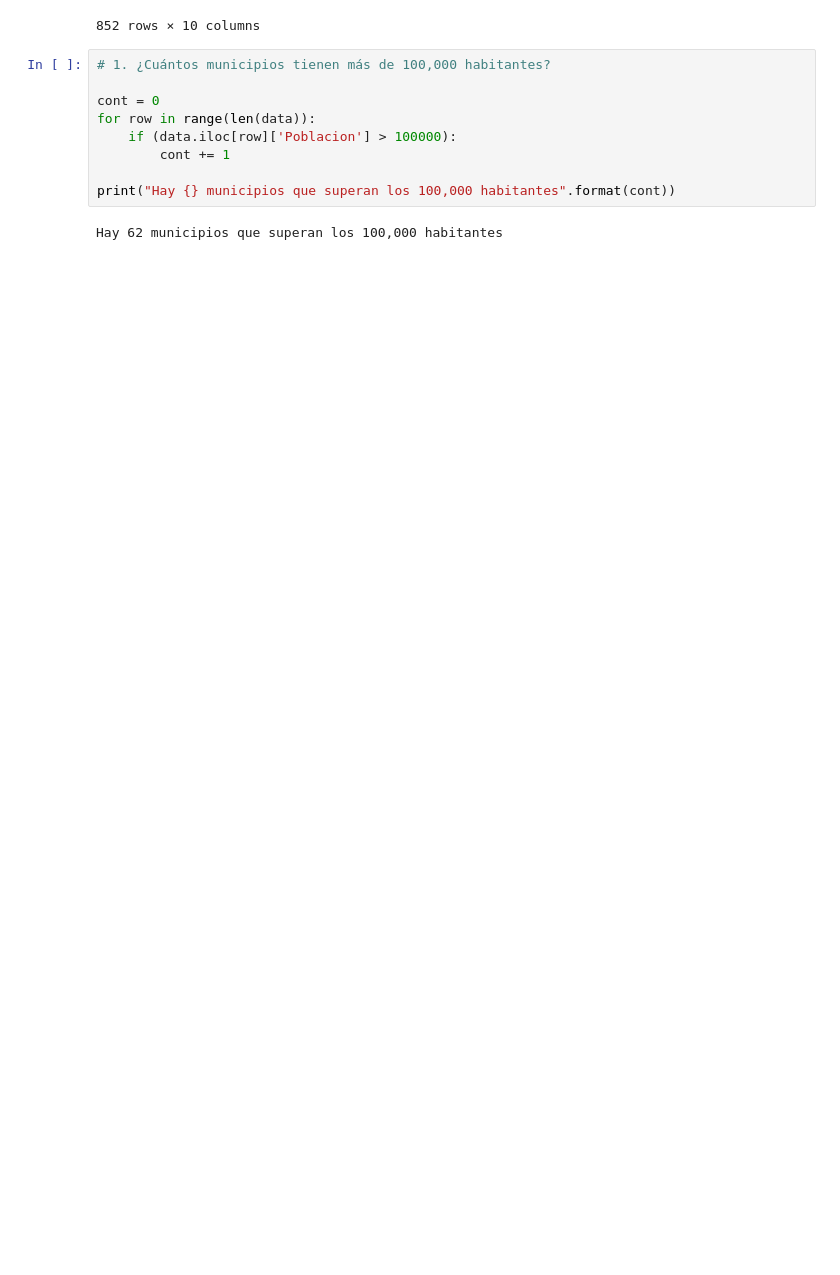
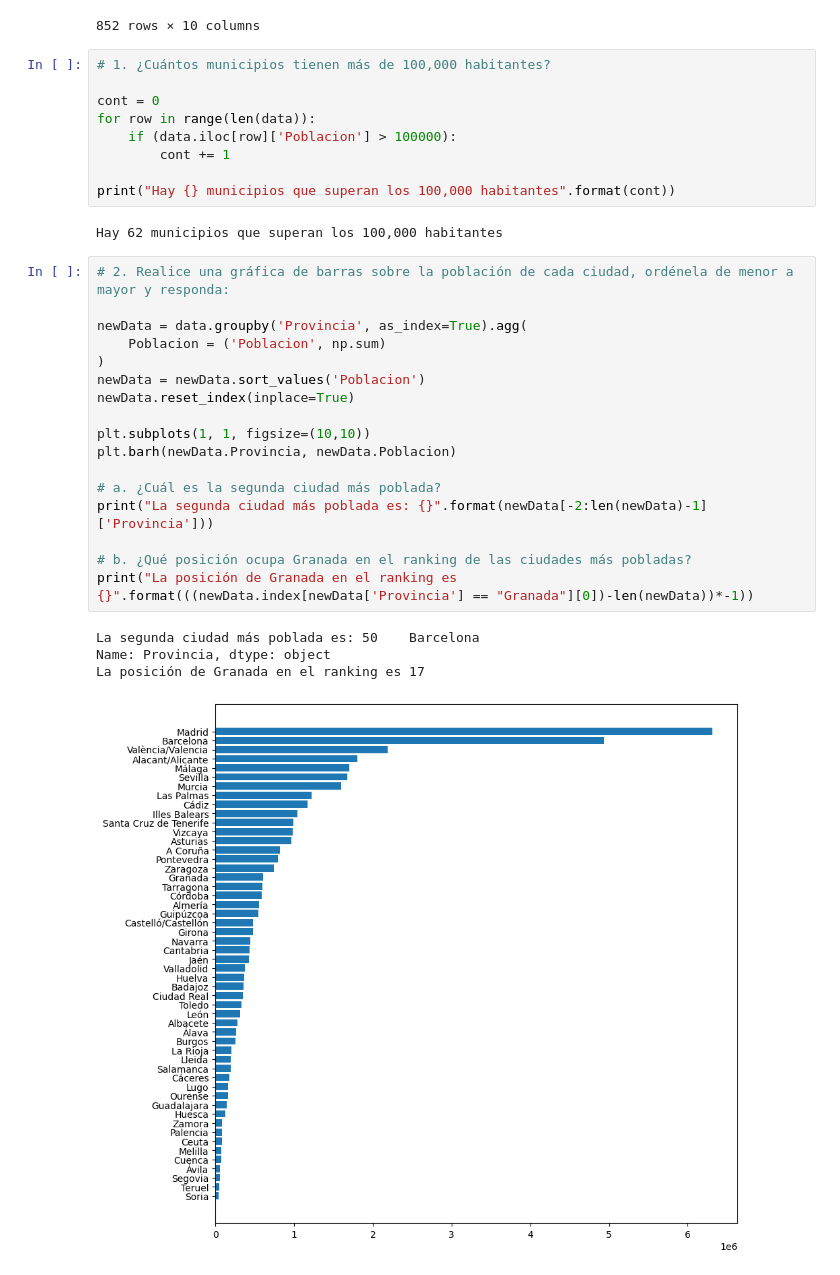
Before and after one commit to jerson8a/jupyter-lab3, a Jupyter notebook: Lab3 - Jerson Ochoa.ipynb, the cells around one changed output. Drawn from its saved outputs; the diff is of its cells as text; blank space fills up the shorter version.

```diff
--- a/Lab3 - Jerson Ochoa.ipynb
+++ b/Lab3 - Jerson Ochoa.ipynb
@@ -125,3 +125,25 @@ for row in range(len(data)):
 print("Hay {} municipios que superan los 100,000 habitantes".format(cont))
 # %% [output]
 Hay 62 municipios que superan los 100,000 habitantes
+# %%
+# 2. Realice una gráfica de barras sobre la población de cada ciudad, ordénela de menor a mayor y responda:
+
+newData = data.groupby('Provincia', as_index=True).agg(
+    Poblacion = ('Poblacion', np.sum)
+)
+newData = newData.sort_values('Poblacion')
+newData.reset_index(inplace=True)
+
+plt.subplots(1, 1, figsize=(10,10))
+plt.barh(newData.Provincia, newData.Poblacion)
+
+# a. ¿Cuál es la segunda ciudad más poblada?
+print("La segunda ciudad más poblada es: {}".format(newData[-2:len(newData)-1]['Provincia']))
+
+# b. ¿Qué posición ocupa Granada en el ranking de las ciudades más pobladas?
+print("La posición de Granada en el ranking es {}".format(((newData.index[newData['Provincia'] == "Granada"][0])-len(newData))*-1))
+# %% [output]
+La segunda ciudad más poblada es: 50    Barcelona
+Name: Provincia, dtype: object
+La posición de Granada en el ranking es 17
+[figure, added]
```
